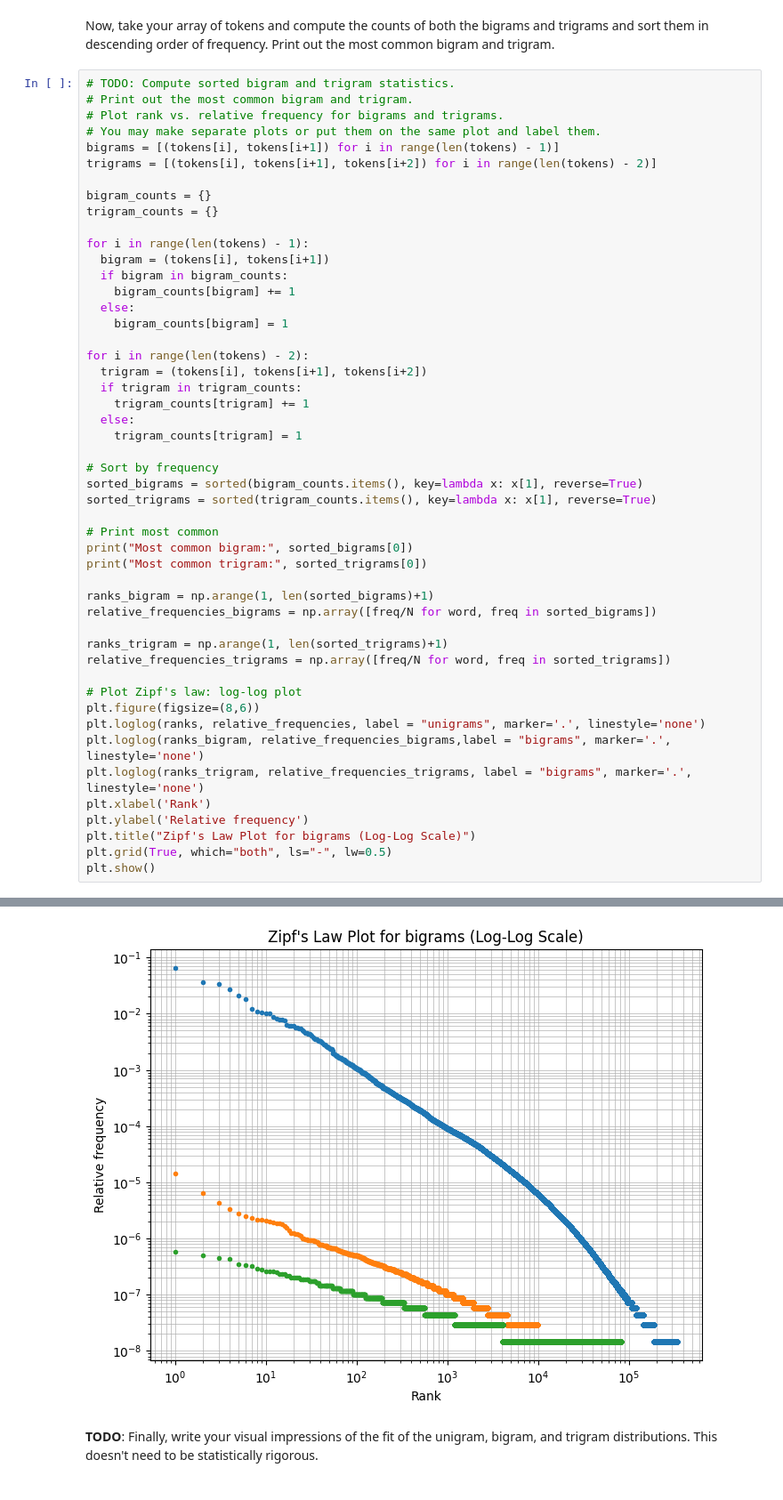
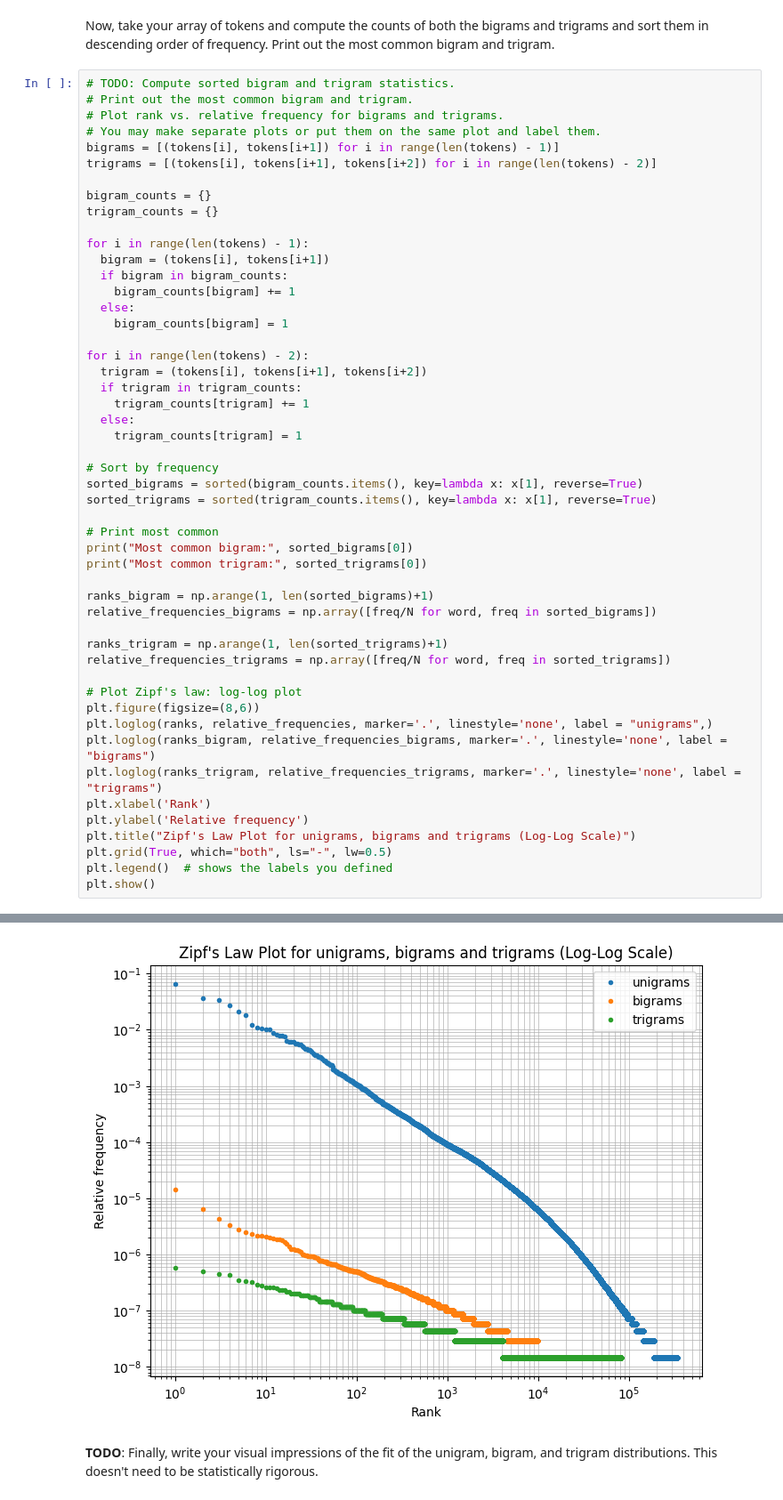
Before and after one commit to vaishnavi2810-code/AI-For-Beginners, a Jupyter notebook: token_counts.ipynb, the cells around one changed output, grey strips where cells are left out. Shown at 89% size. Saved outputs shown, nothing was run; the diff lists cells and outputs as text.

```diff
--- a/token_counts.ipynb
+++ b/token_counts.ipynb
@@ -330,37 +330,38 @@ for i in range(len(tokens) - 1):
 for i in range(len(tokens) - 2):
   trigram = (tokens[i], tokens[i+1], tokens[i+2])
   if trigram in trigram_counts:
     trigram_counts[trigram] += 1
   else:
     trigram_counts[trigram] = 1
 
 # Sort by frequency
 sorted_bigrams = sorted(bigram_counts.items(), key=lambda x: x[1], reverse=True)
 sorted_trigrams = sorted(trigram_counts.items(), key=lambda x: x[1], reverse=True)
 
 # Print most common
 print("Most common bigram:", sorted_bigrams[0])
 print("Most common trigram:", sorted_trigrams[0])
 
 ranks_bigram = np.arange(1, len(sorted_bigrams)+1)
 relative_frequencies_bigrams = np.array([freq/N for word, freq in sorted_bigrams])
 
 ranks_trigram = np.arange(1, len(sorted_trigrams)+1)
 relative_frequencies_trigrams = np.array([freq/N for word, freq in sorted_trigrams])
 
 # Plot Zipf's law: log-log plot
 plt.figure(figsize=(8,6))
-plt.loglog(ranks, relative_frequencies, label = "unigrams", marker='.', linestyle='none')
-plt.loglog(ranks_bigram, relative_frequencies_bigrams,label = "bigrams", marker='.', linestyle='none')
-plt.loglog(ranks_trigram, relative_frequencies_trigrams, label = "bigrams", marker='.', linestyle='none')
+plt.loglog(ranks, relative_frequencies, marker='.', linestyle='none', label = "unigrams",)
+plt.loglog(ranks_bigram, relative_frequencies_bigrams, marker='.', linestyle='none', label = "bigrams")
+plt.loglog(ranks_trigram, relative_frequencies_trigrams, marker='.', linestyle='none', label = "trigrams")
 plt.xlabel('Rank')
 plt.ylabel('Relative frequency')
-plt.title("Zipf's Law Plot for bigrams (Log-Log Scale)")
+plt.title("Zipf's Law Plot for unigrams, bigrams and trigrams (Log-Log Scale)")
 plt.grid(True, which="both", ls="-", lw=0.5)
+plt.legend()  # shows the labels you defined
 plt.show()
 # %% [output]
 Most common bigram: (('of', 'the'), 997)
 Most common trigram: (('one', 'of', 'the'), 40)
-[figure, old version]
+[figure, new version]
 # %% [markdown]
 **TODO**: Finally, write your visual impressions of the fit of the unigram, bigram, and trigram distributions. This doesn't need to be statistically rigorous.
```
Also changed, not shown: parts of 1 cell of this notebook.
